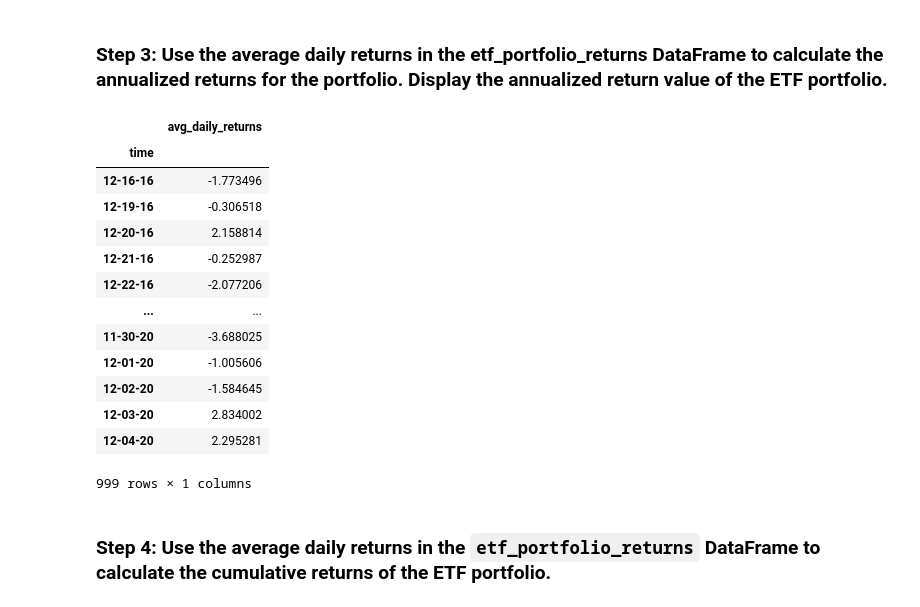
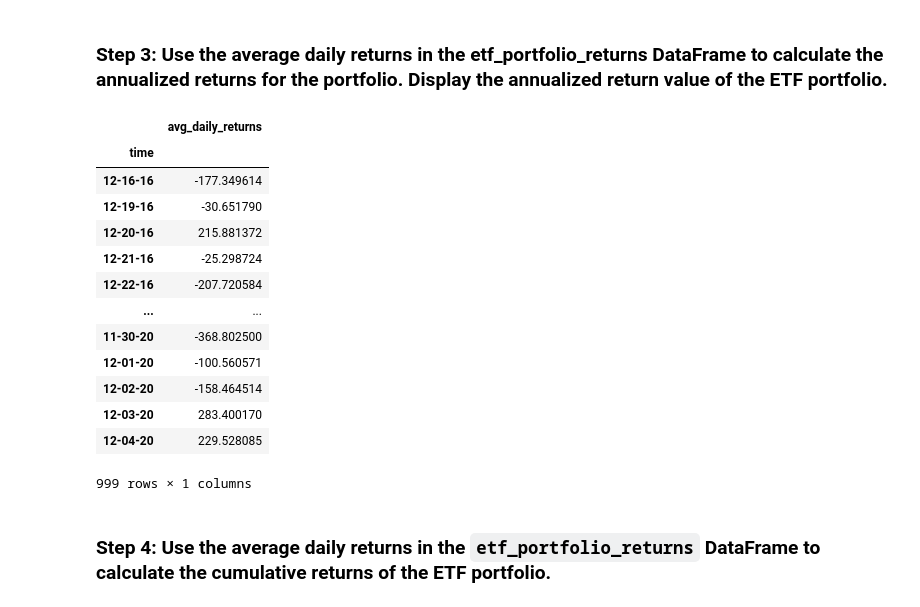
Before and after one commit to msashokkumar/07_etf_passive_investing, a Jupyter notebook: etf_analyzer.ipynb, the cells around one changed output. Drawn from its saved outputs; the diff is of its cells as text; code cells hidden in the pictures.

```diff
--- a/etf_analyzer.ipynb
+++ b/etf_analyzer.ipynb
@@ -426,24 +426,24 @@ etf_portfolio_returns
 # %%
 # Use the average daily returns provided by the etf_portfolio_returns DataFrame
 # to calculate the annualized return for the portfolio.
-annualized_etf_portfolio_returns = etf_portfolio_returns * 252
+annualized_etf_portfolio_returns = (etf_portfolio_returns * 252) * 100
 
 # Display the annualized return value of the ETF portfolio.
 annualized_etf_portfolio_returns
 # %% [output]
 |  | avg_daily_returns |
 | time |  |
-| 12-16-16 | -1.773496 |
-| 12-19-16 | -0.306518 |
-| 12-20-16 | 2.158814 |
-| 12-21-16 | -0.252987 |
-| 12-22-16 | -2.077206 |
+| 12-16-16 | -177.349614 |
+| 12-19-16 | -30.651790 |
+| 12-20-16 | 215.881372 |
+| 12-21-16 | -25.298724 |
+| 12-22-16 | -207.720584 |
 | ... | ... |
-| 11-30-20 | -3.688025 |
-| 12-01-20 | -1.005606 |
-| 12-02-20 | -1.584645 |
-| 12-03-20 | 2.834002 |
-| 12-04-20 | 2.295281 |
+| 11-30-20 | -368.802500 |
+| 12-01-20 | -100.560571 |
+| 12-02-20 | -158.464514 |
+| 12-03-20 | 283.400170 |
+| 12-04-20 | 229.528085 |
 999 rows × 1 columns
 # %% [markdown]
 ### Step 4: Use the average daily returns in the `etf_portfolio_returns` DataFrame to calculate the cumulative returns of the ETF portfolio.
```
Also changed, not shown: 1 other file.
